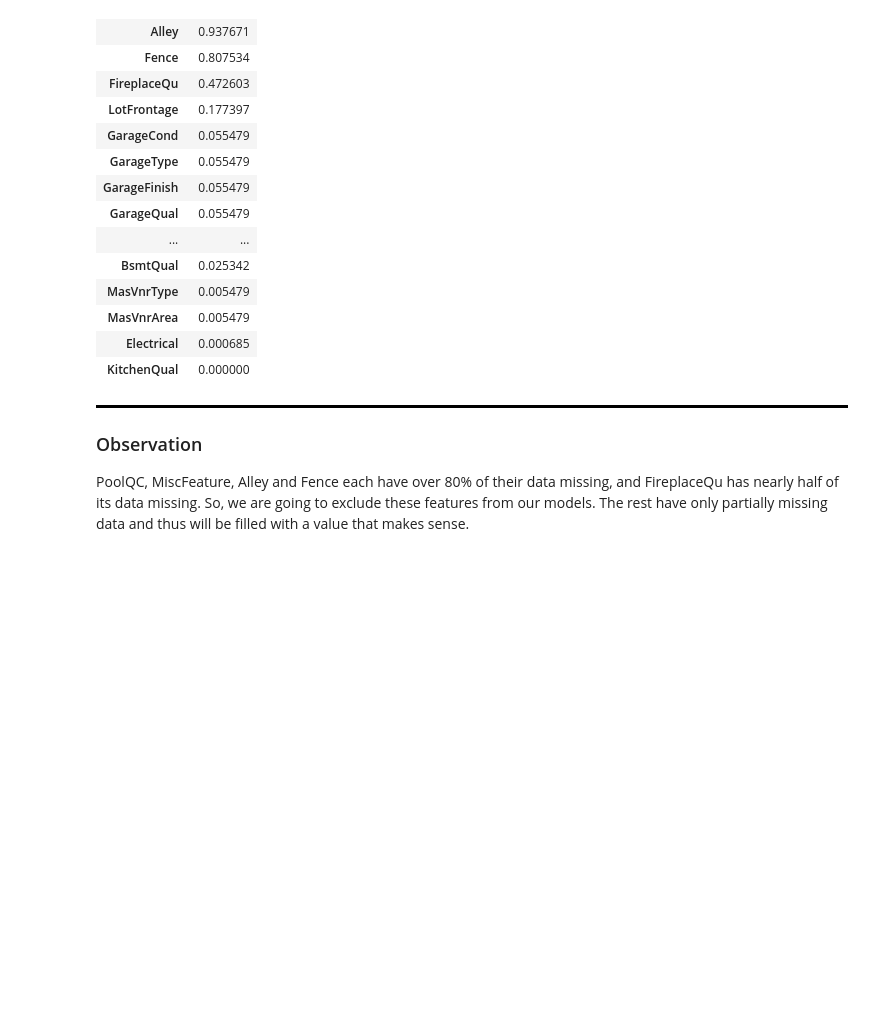
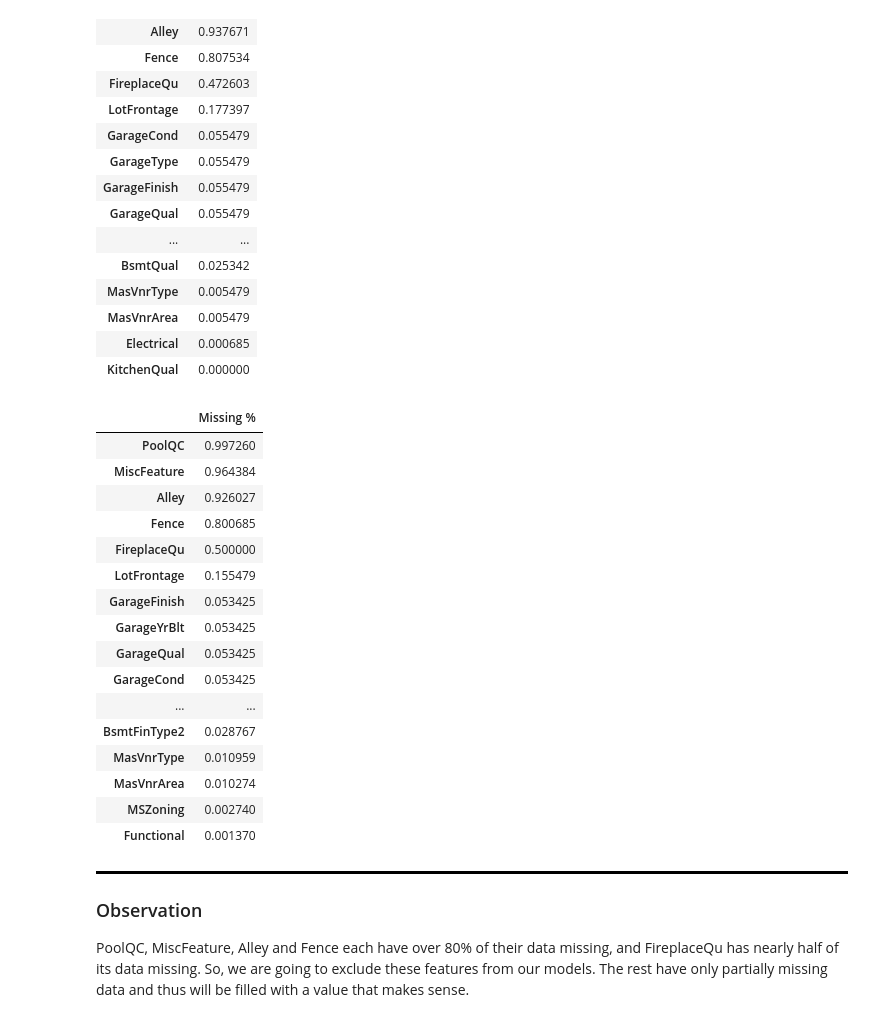
Before and after one commit to SamuelBoaknin/COMP432_PropertyPricePrediction, a Jupyter notebook: house-price-estimator.ipynb, the cells around one changed output. Saved outputs shown, nothing was run; the diff lists cells and outputs as text; code cells hidden in the pictures; blank space fills up the shorter version.

```diff
--- a/house-price-estimator.ipynb
+++ b/house-price-estimator.ipynb
@@ -206,6 +210,28 @@ missing_data.head(20)
 | MasVnrArea | 0.005479 |
 | Electrical | 0.000685 |
 | KitchenQual | 0.000000 |
+# %%
+missing_testdata = test.isnull().sum() / len(train)
+missing_testdata = pd.DataFrame({'Missing %': missing_testdata.sort_values(ascending=False)})
+missing_testdata.head(20)
+# %% [output]
+|  | Missing % |
+| PoolQC | 0.997260 |
+| MiscFeature | 0.964384 |
+| Alley | 0.926027 |
+| Fence | 0.800685 |
+| FireplaceQu | 0.500000 |
+| LotFrontage | 0.155479 |
+| GarageFinish | 0.053425 |
+| GarageYrBlt | 0.053425 |
+| GarageQual | 0.053425 |
+| GarageCond | 0.053425 |
+| ... | ... |
+| BsmtFinType2 | 0.028767 |
+| MasVnrType | 0.010959 |
+| MasVnrArea | 0.010274 |
+| MSZoning | 0.002740 |
+| Functional | 0.001370 |
 # %% [markdown]
 <div style="border-bottom: 3px solid black"></div>
 
```
Also changed, not shown: parts of 12 cells of this notebook, 1 other file.
